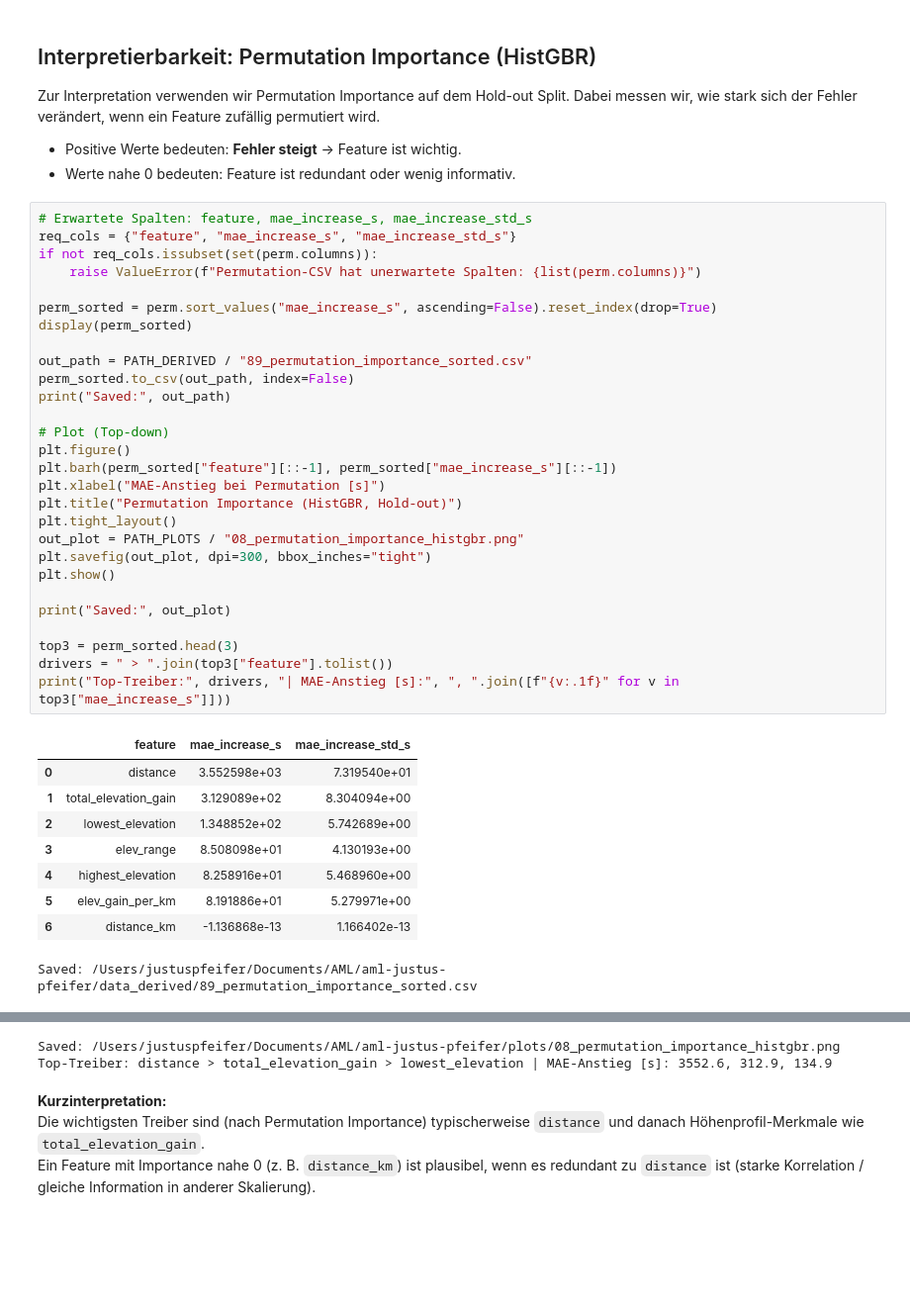
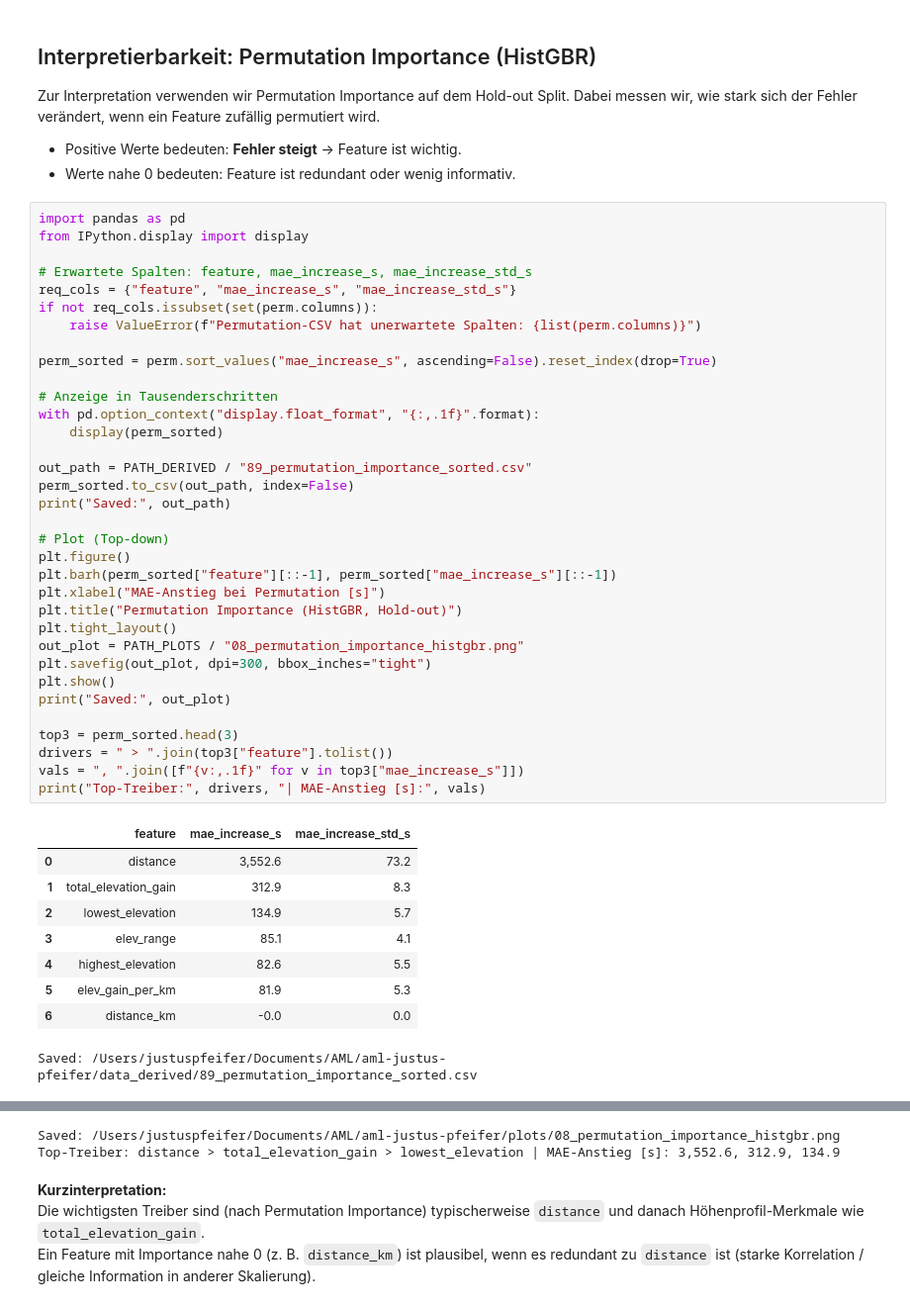
Before and after one commit to pfeiferjustus-debug/aml-justus-pfeifer, a Jupyter notebook: notebooks/08_final_report.ipynb, the cells around one changed output, grey strips where cells are left out. Shown: that part at 99% size. Drawn from its saved outputs; the diff is of its cells as text; blank space fills up the shorter version.

```diff
--- a/notebooks/08_final_report.ipynb
+++ b/notebooks/08_final_report.ipynb
@@ -306,46 +306,52 @@ Dabei messen wir, wie stark sich der Fehler verändert, wenn ein Feature zufäll
 - Positive Werte bedeuten: **Fehler steigt** → Feature ist wichtig.
 - Werte nahe 0 bedeuten: Feature ist redundant oder wenig informativ.
 # %%
+import pandas as pd
+from IPython.display import display
+
 # Erwartete Spalten: feature, mae_increase_s, mae_increase_std_s
 req_cols = {"feature", "mae_increase_s", "mae_increase_std_s"}
 if not req_cols.issubset(set(perm.columns)):
     raise ValueError(f"Permutation-CSV hat unerwartete Spalten: {list(perm.columns)}")
 
 perm_sorted = perm.sort_values("mae_increase_s", ascending=False).reset_index(drop=True)
-display(perm_sorted)
+
+# Anzeige in Tausenderschritten
+with pd.option_context("display.float_format", "{:,.1f}".format):
+    display(perm_sorted)
 
 out_path = PATH_DERIVED / "89_permutation_importance_sorted.csv"
 perm_sorted.to_csv(out_path, index=False)
 print("Saved:", out_path)
 
 # Plot (Top-down)
 plt.figure()
 plt.barh(perm_sorted["feature"][::-1], perm_sorted["mae_increase_s"][::-1])
 plt.xlabel("MAE-Anstieg bei Permutation [s]")
 plt.title("Permutation Importance (HistGBR, Hold-out)")
 plt.tight_layout()
 out_plot = PATH_PLOTS / "08_permutation_importance_histgbr.png"
 plt.savefig(out_plot, dpi=300, bbox_inches="tight")
 plt.show()
-
 print("Saved:", out_plot)
 
 top3 = perm_sorted.head(3)
 drivers = " > ".join(top3["feature"].tolist())
-print("Top-Treiber:", drivers, "| MAE-Anstieg [s]:", ", ".join([f"{v:.1f}" for v in top3["mae_increase_s"]]))
+vals = ", ".join([f"{v:,.1f}" for v in top3["mae_increase_s"]])
+print("Top-Treiber:", drivers, "| MAE-Anstieg [s]:", vals)
 # %% [output]
 |  | feature | mae_increase_s | mae_increase_std_s |
-| 0 | distance | 3.552598e+03 | 7.319540e+01 |
-| 1 | total_elevation_gain | 3.129089e+02 | 8.304094e+00 |
-| 2 | lowest_elevation | 1.348852e+02 | 5.742689e+00 |
-| 3 | elev_range | 8.508098e+01 | 4.130193e+00 |
-| 4 | highest_elevation | 8.258916e+01 | 5.468960e+00 |
-| 5 | elev_gain_per_km | 8.191886e+01 | 5.279971e+00 |
-| 6 | distance_km | -1.136868e-13 | 1.166402e-13 |
+| 0 | distance | 3,552.6 | 73.2 |
+| 1 | total_elevation_gain | 312.9 | 8.3 |
+| 2 | lowest_elevation | 134.9 | 5.7 |
+| 3 | elev_range | 85.1 | 4.1 |
+| 4 | highest_elevation | 82.6 | 5.5 |
+| 5 | elev_gain_per_km | 81.9 | 5.3 |
+| 6 | distance_km | -0.0 | 0.0 |
 Saved: /Users/justuspfeifer/Documents/AML/aml-justus-pfeifer/data_derived/89_permutation_importance_sorted.csv
 [figure]
 Saved: /Users/justuspfeifer/Documents/AML/aml-justus-pfeifer/plots/08_permutation_importance_histgbr.png
-Top-Treiber: distance > total_elevation_gain > lowest_elevation | MAE-Anstieg [s]: 3552.6, 312.9, 134.9
+Top-Treiber: distance > total_elevation_gain > lowest_elevation | MAE-Anstieg [s]: 3,552.6, 312.9, 134.9
 # %% [markdown]
 **Kurzinterpretation:**
 Die wichtigsten Treiber sind (nach Permutation Importance) typischerweise `distance` und danach Höhenprofil-Merkmale wie `total_elevation_gain`.
```
Also changed, not shown: 3 other files.
